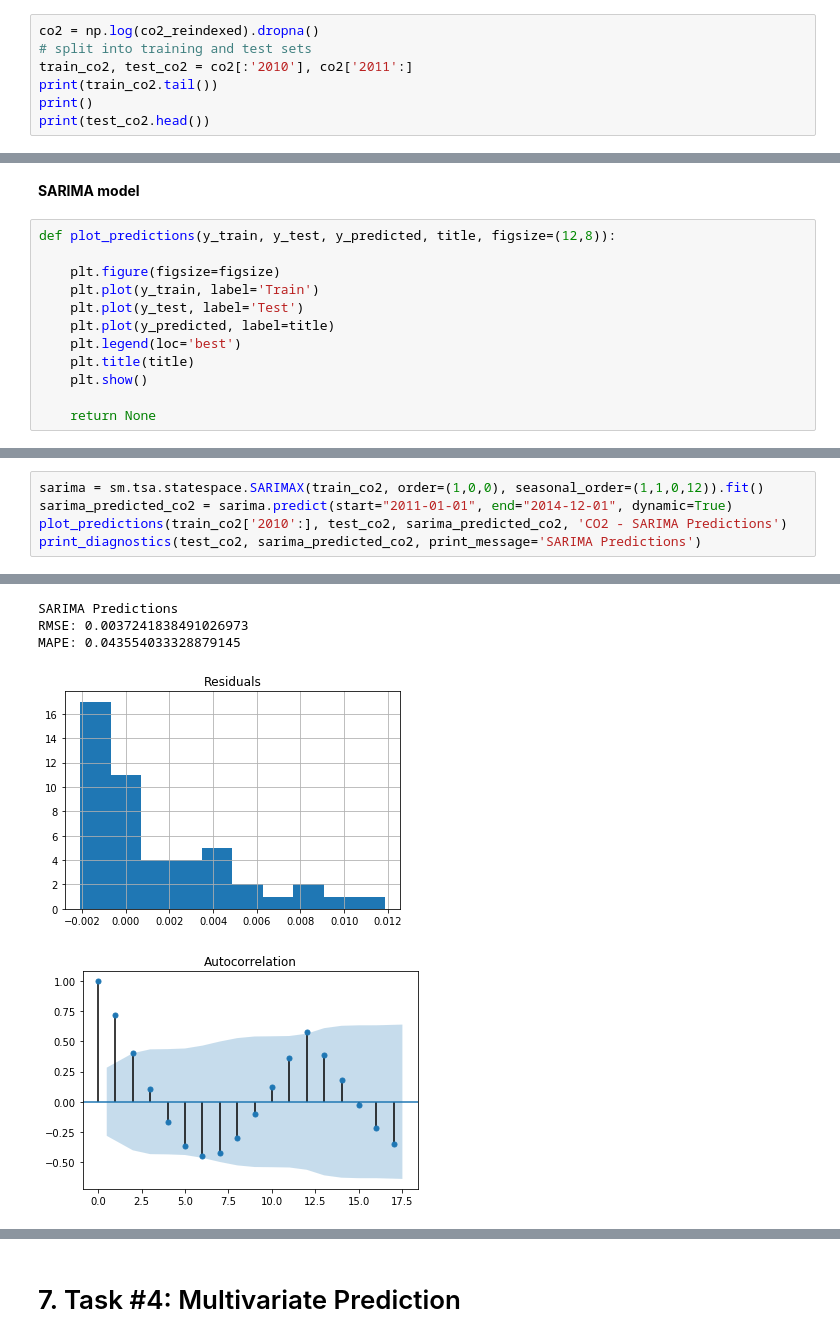
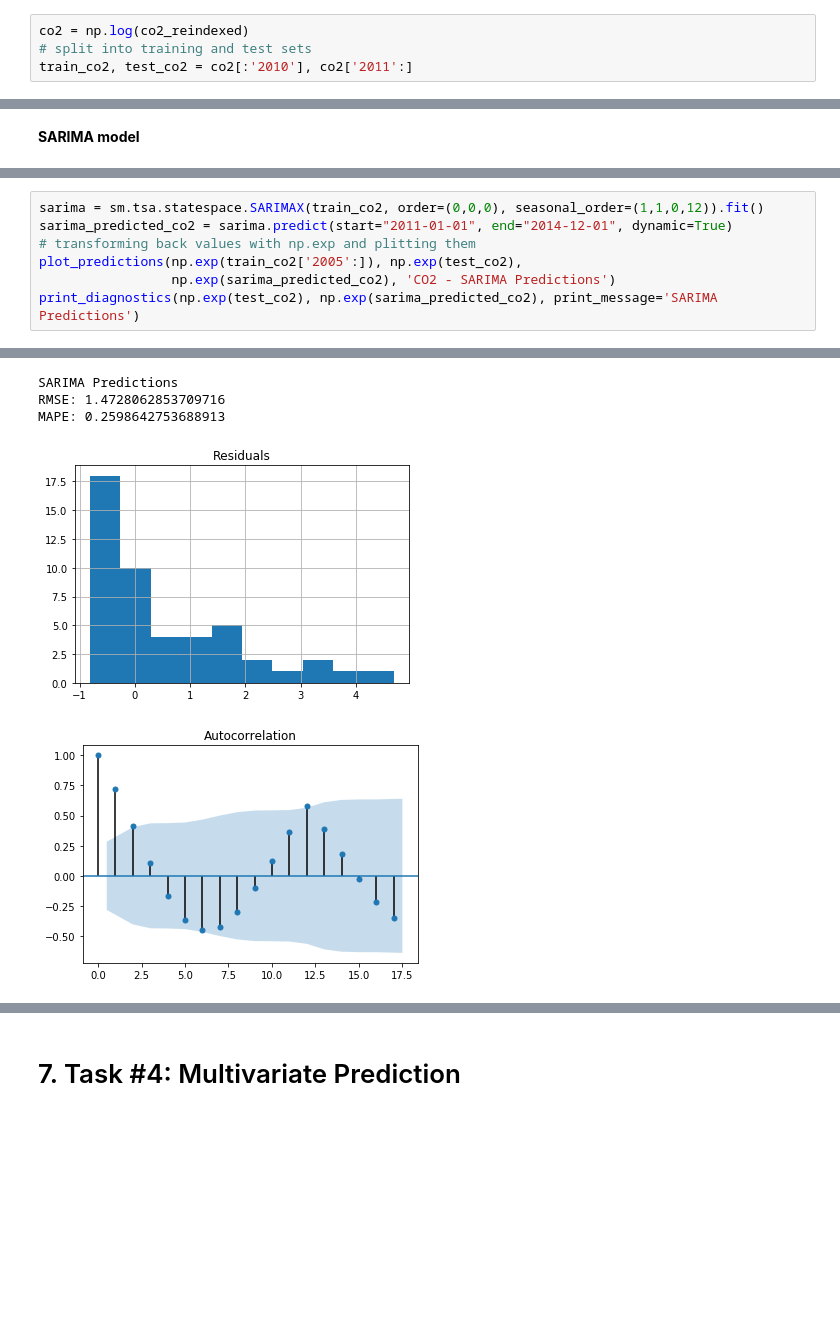
Before and after one commit to alvarocapelo/time-series-analysis, a Jupyter notebook: global-temperature/global-temperature-analysis.ipynb, the cells around one changed output, grey strips where cells are left out. Drawn from its saved outputs; the diff is of its cells as text; blank space fills up the shorter version.

```diff
--- a/global-temperature/global-temperature-analysis.ipynb
+++ b/global-temperature/global-temperature-analysis.ipynb
@@ -833,9 +765,6 @@ The Mean Squared Error, Mean Absolute Percent Error and Residuals diagnostics wi
 # %% [markdown]
 **Split into training and test sets**
 # %%
-co2 = np.log(co2_reindexed).dropna()
+co2 = np.log(co2_reindexed)
 # split into training and test sets
 train_co2, test_co2 = co2[:'2010'], co2['2011':]
-print(train_co2.tail())
-print()
-print(test_co2.head())
@@ -878,15 +789,3 @@ MAPE: 0.16438667275640473
 # %% [markdown]
 **SARIMA model**
-# %%
-def plot_predictions(y_train, y_test, y_predicted, title, figsize=(12,8)):
-
-    plt.figure(figsize=figsize)
-    plt.plot(y_train, label='Train')
-    plt.plot(y_test, label='Test')
-    plt.plot(y_predicted, label=title)
-    plt.legend(loc='best')
-    plt.title(title)
-    plt.show()
-
-    return None
 # %%
@@ -905,6 +797,8 @@ KeyError: "None of [Index(['aic'], dtype='object')] are in the [columns]"
 # %%
-sarima = sm.tsa.statespace.SARIMAX(train_co2, order=(1,0,0), seasonal_order=(1,1,0,12)).fit()
+sarima = sm.tsa.statespace.SARIMAX(train_co2, order=(0,0,0), seasonal_order=(1,1,0,12)).fit()
 sarima_predicted_co2 = sarima.predict(start="2011-01-01", end="2014-12-01", dynamic=True)
-plot_predictions(train_co2['2010':], test_co2, sarima_predicted_co2, 'CO2 - SARIMA Predictions')
-print_diagnostics(test_co2, sarima_predicted_co2, print_message='SARIMA Predictions')
+# transforming back values with np.exp and plitting them
+plot_predictions(np.exp(train_co2['2005':]), np.exp(test_co2),
+                 np.exp(sarima_predicted_co2), 'CO2 - SARIMA Predictions')
+print_diagnostics(np.exp(test_co2), np.exp(sarima_predicted_co2), print_message='SARIMA Predictions')
 # %% [output]
@@ -912,5 +806,5 @@ print_diagnostics(test_co2, sarima_predicted_co2, print_message='SARIMA Predicti
 SARIMA Predictions
-RMSE: 0.0037241838491026973
-MAPE: 0.043554033328879145
+RMSE: 1.4728062853709716
+MAPE: 0.2598642753688913
-[figure, old version]
+[figure, new version]
 [figure]
```
Also changed, not shown: parts of 25 cells of this notebook.
